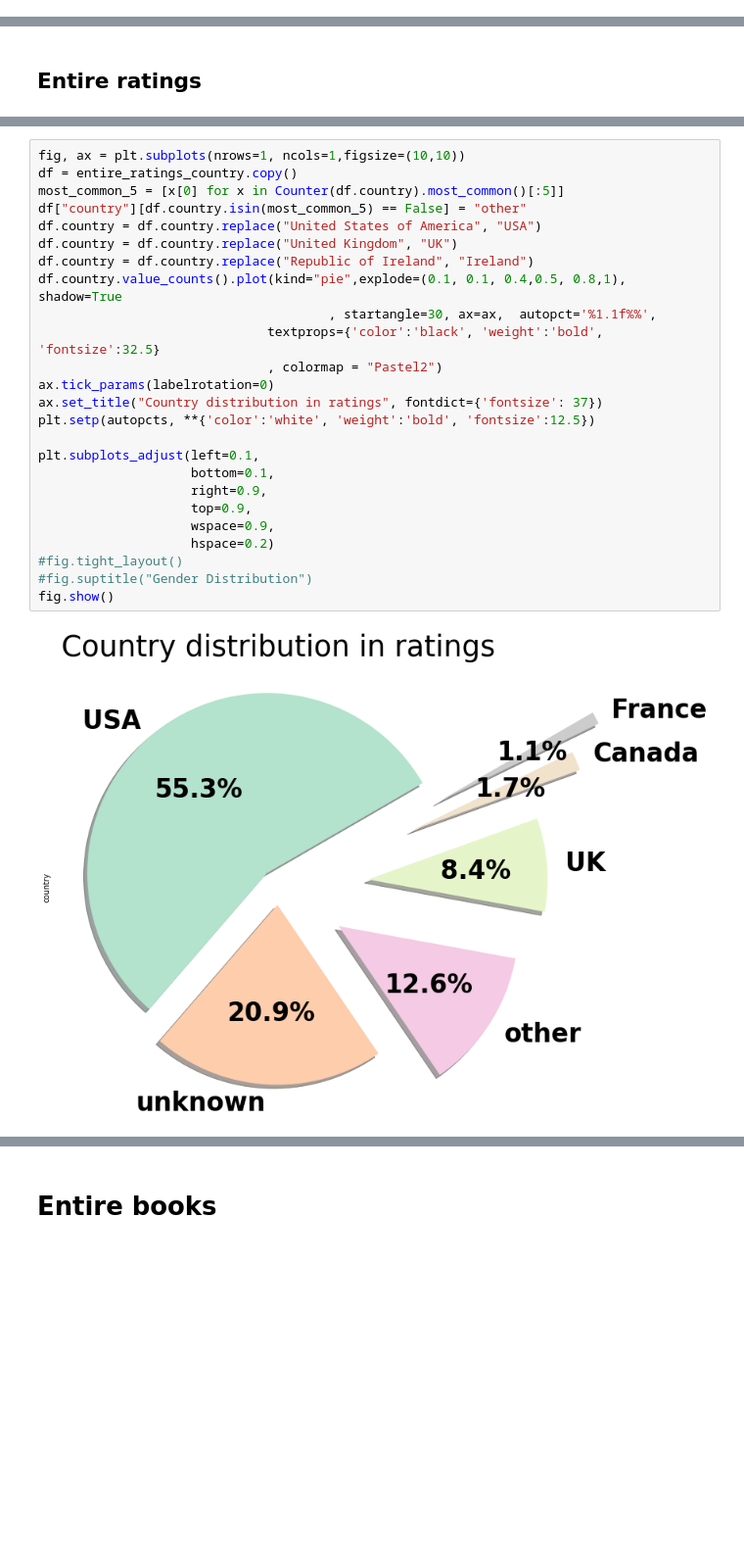
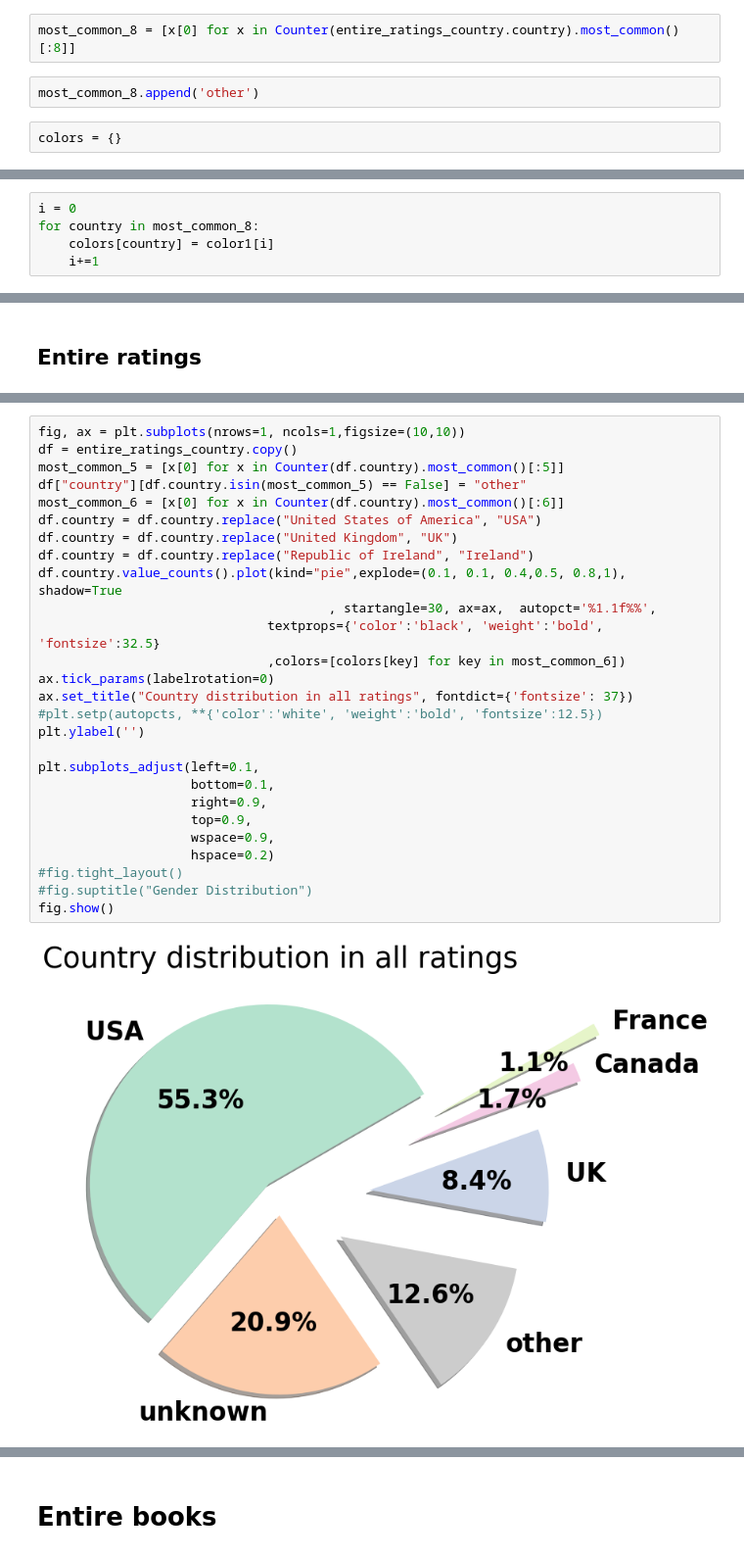
Before and after one commit to SavvinaDaniil/EnrichBookCrossing, a Jupyter notebook: Graphs.ipynb, the cells around one changed output, grey strips where cells are left out. Shown at 98% size. Cells and saved outputs as stored; diff of their text form; blank space fills up the shorter version.

```diff
--- a/Graphs.ipynb
+++ b/Graphs.ipynb
@@ -97,0 +105,6 @@ fairbook_books.to_csv(location_to_save+"fairbook_books_with_readable_properties_
+# %%
+most_common_8 = [x[0] for x in Counter(entire_ratings_country.country).most_common()[:8]]
+# %%
+most_common_8.append('other')
+# %%
+colors = {}
@@ -97,0 +123,5 @@ fairbook_books.to_csv(location_to_save+"fairbook_books_with_readable_properties_
+# %%
+i = 0
+for country in most_common_8:
+    colors[country] = color1[i]
+    i+=1
@@ -129,27 +166,29 @@ most_common_5
 # %%
 fig, ax = plt.subplots(nrows=1, ncols=1,figsize=(10,10))
 df = entire_ratings_country.copy()
 most_common_5 = [x[0] for x in Counter(df.country).most_common()[:5]]
 df["country"][df.country.isin(most_common_5) == False] = "other"
+most_common_6 = [x[0] for x in Counter(df.country).most_common()[:6]]
 df.country = df.country.replace("United States of America", "USA")
 df.country = df.country.replace("United Kingdom", "UK")
 df.country = df.country.replace("Republic of Ireland", "Ireland")
 df.country.value_counts().plot(kind="pie",explode=(0.1, 0.1, 0.4,0.5, 0.8,1), shadow=True
                                       , startangle=30, ax=ax,  autopct='%1.1f%%',
                               textprops={'color':'black', 'weight':'bold', 'fontsize':32.5}
-                              , colormap = "Pastel2")
+                              ,colors=[colors[key] for key in most_common_6])
 ax.tick_params(labelrotation=0)
-ax.set_title("Country distribution in ratings", fontdict={'fontsize': 37})
-plt.setp(autopcts, **{'color':'white', 'weight':'bold', 'fontsize':12.5})
+ax.set_title("Country distribution in all ratings", fontdict={'fontsize': 37})
+#plt.setp(autopcts, **{'color':'white', 'weight':'bold', 'fontsize':12.5})
+plt.ylabel('')
 
 plt.subplots_adjust(left=0.1,
                     bottom=0.1,
                     right=0.9,
                     top=0.9,
                     wspace=0.9,
                     hspace=0.2)
 #fig.tight_layout()
 #fig.suptitle("Gender Distribution")
 fig.show()
 # %% [output]
-[figure, old version]
+[figure, new version]
```
Also changed, not shown: parts of 23 cells of this notebook.
